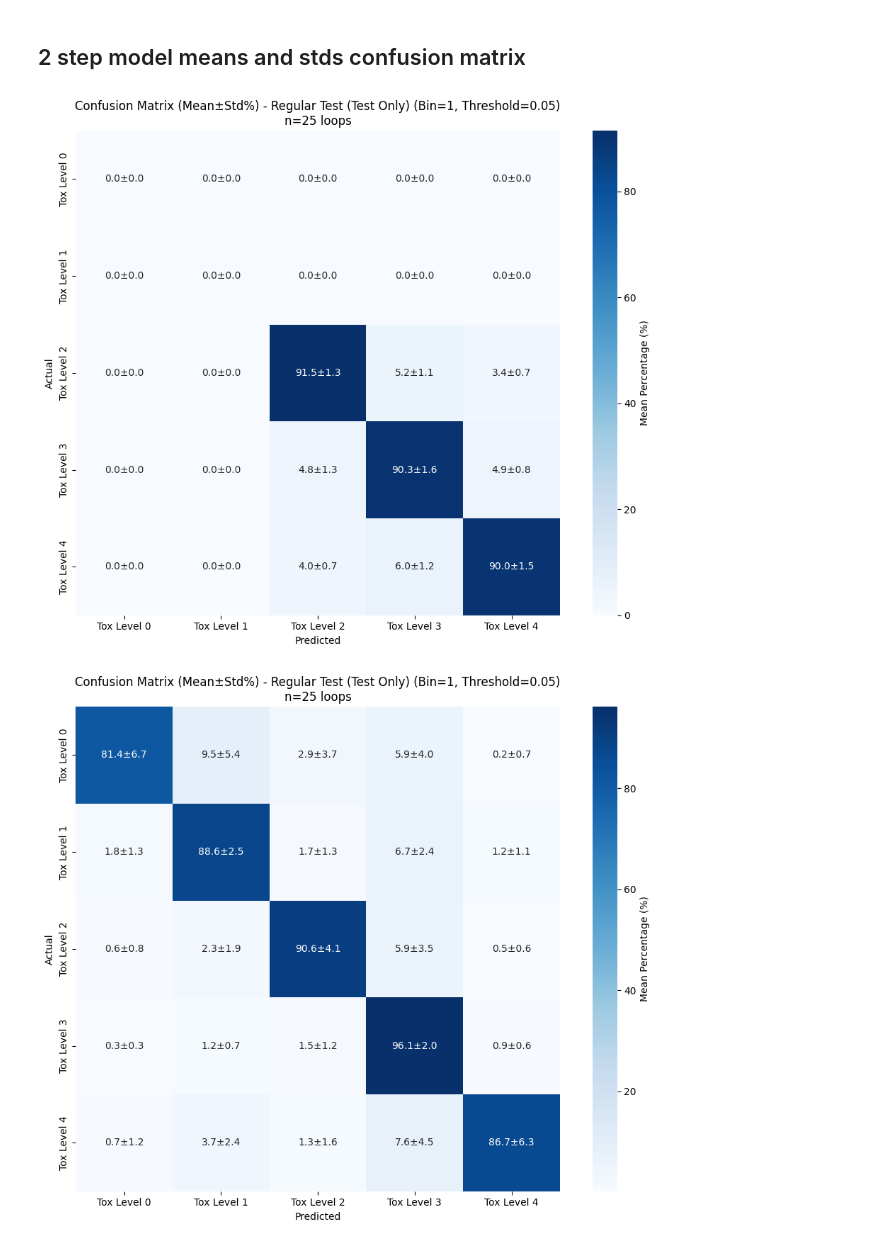
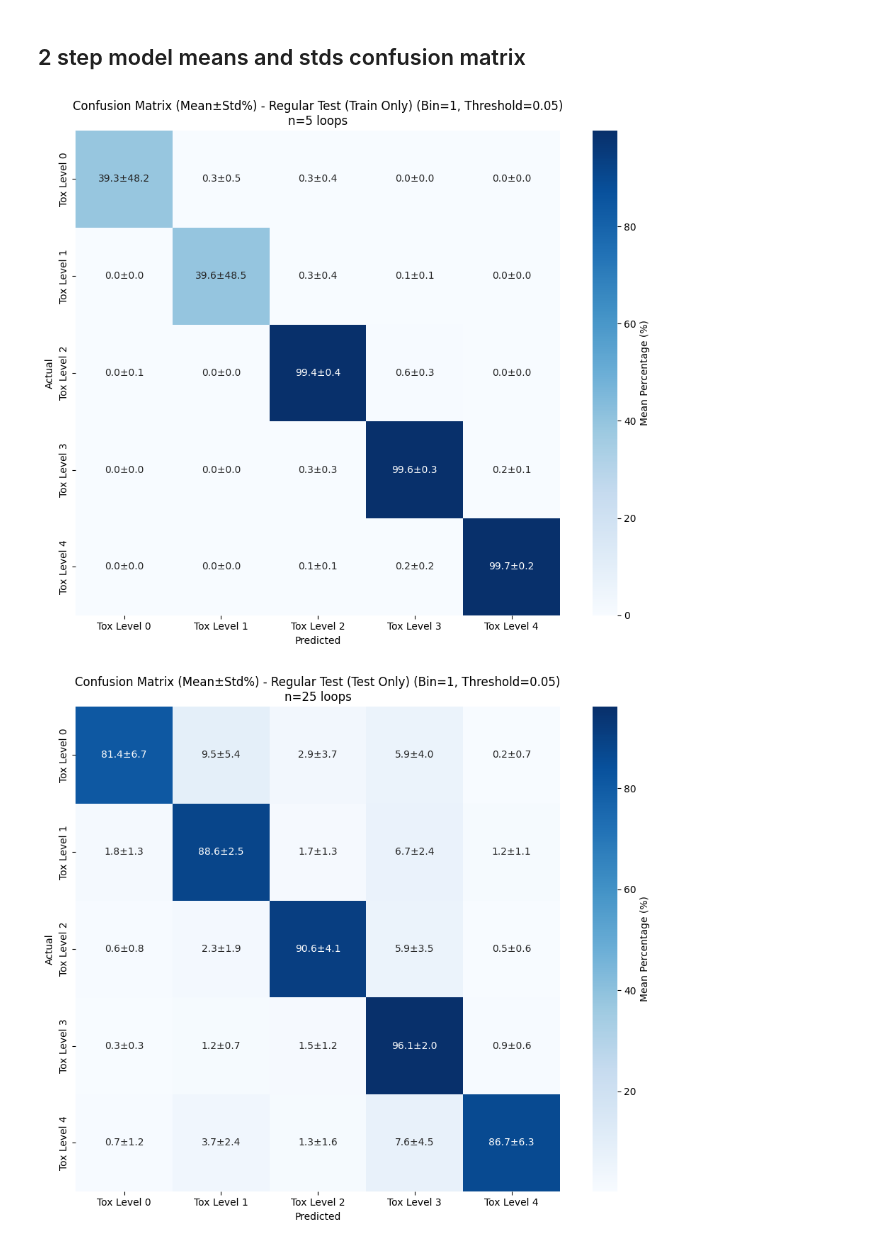
Before and after one commit to DashLLipsey/PREDICT-MIT-LL, a Jupyter notebook: Notebooks/2_step_model_confusion_and_heatmaps.ipynb, the cells around one changed output. Saved outputs shown, nothing was run; the diff lists cells and outputs as text; code cells hidden in the pictures.

```diff
--- a/Notebooks/2_step_model_confusion_and_heatmaps.ipynb
+++ b/Notebooks/2_step_model_confusion_and_heatmaps.ipynb
@@ -2989,15 +2989,15 @@ weighted avg       0.87      0.86      0.86      7222
 # %%
 # Regular Confusion Matrix
 create_percentage_confusion_matrix_mean_std(folder='/home/dlipsey/MITLincolnLabs/MIT_LL_data/',
                                             folder_name='2step_cond_enc_134_loop',
                                             bin_size=1, threshold_size=0.05,
                                             use_super_test=False,
                                             save_plots=False,
-                                            test_in=True,
-                                            train_in=False,
-                                            num_loops=25)
+                                            test_in=False,
+                                            train_in=True,
+                                            num_loops=5)
 # %% [output]
-[figure, old version]
+[figure, new version]
 # %%
 # Synthetic Ablation Confusion Matrix
 create_percentage_confusion_matrix_mean_std(folder='/home/dlipsey/MITLincolnLabs/MIT_LL_data/',
```
Also changed, not shown: parts of 1 cell of this notebook, 7 other files.
